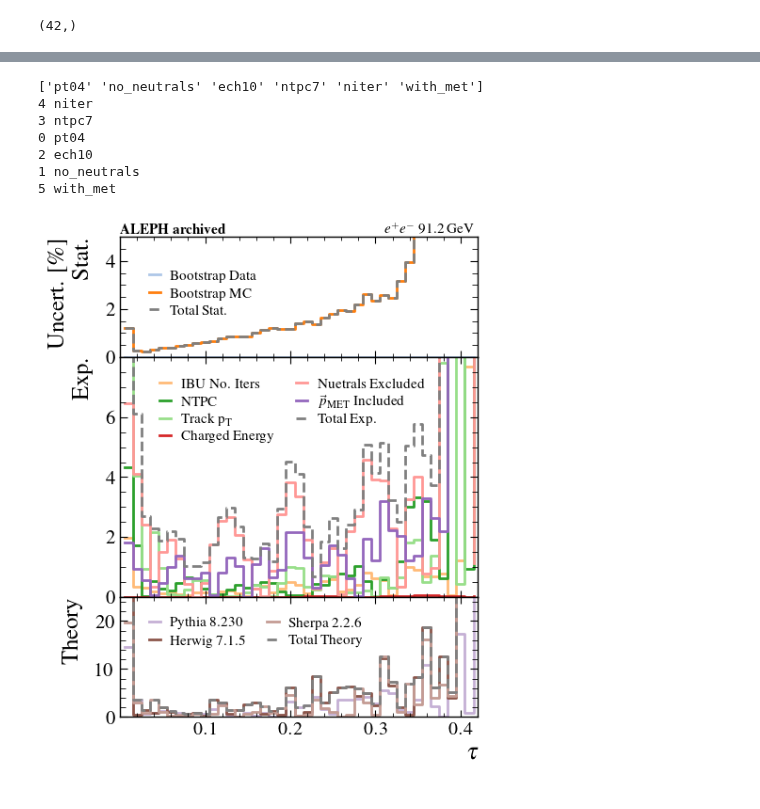
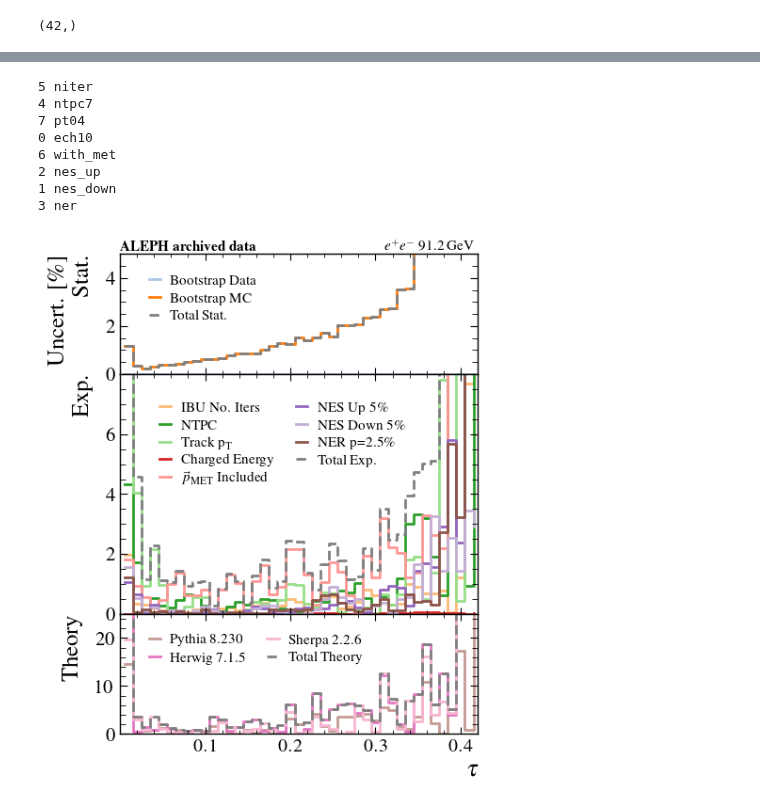
Before and after one commit to badeaa3/unfold-ee-logtau, a Jupyter notebook: Plotting/PlotIBU.ipynb, the cells around one changed output, grey strips where cells are left out. Drawn from its saved outputs; the diff is of its cells as text; code cells hidden in the pictures.

Commit message:
Neutral particle energy and efficiency variations implemented. Checked in IBU

```diff
--- a/Plotting/PlotIBU.ipynb
+++ b/Plotting/PlotIBU.ipynb
@@ -50,14 +58,14 @@ def loadWeightPaths(fileList):
             conf = json.load(f)
 
         job_type = conf["job_type"]
-        data_key = conf["data"].split("_thrust_")[-1].split("_t.root")[0]
+        var_key = conf["reco"].split("_thrust_")[-1].split("_t.root")[0]
         niter = conf["niter"]
         weight_path = os.path.dirname(file_path)
 
         if job_type not in d:
             d[job_type] = {}
 
-        key2 = niter if job_type == "NiterScan" else data_key
+        key2 = niter if job_type == "NiterScan" else var_key
         if key2 not in d[job_type]:
             d[job_type][key2] = []
 
@@ -79,6 +87,8 @@ def loadWeightPaths(fileList):
             d["Nominal"]["bins"] = np.load(os.path.join(weight_path, "bins.npy"))
 
             # niter=3
+            if "Systematics" not in d.keys():
+                d["Systematics"] = {}
             d["Systematics"]["niter"] = ibu_phis[-2] * corr
 
         # if closure test print the directory
@@ -165,10 +172,20 @@ total_stat = np.sqrt(
     w["BootstrapData"]["nominal"]**2
 )
 # %%
+# flags for experimental systematics
+skipNoNeutrals = True
+
 # experimental systematic
 exp_syst_names = []
 exp_syst = []
 for key, val in w["Systematics"].items():
+
+    # skip no neutrals
+    if skipNoNeutrals and key in ["no_neutrals"]:
+        print(f"Skipping {key}")
+        continue
+
+    # compute
     exp_syst_names.append(key)
     exp_syst.append(w["Nominal"]["nominal"] - val)
 exp_syst = np.stack(exp_syst)
@@ -348,7 +366,10 @@ expLabels = {
     "ech10" : "Charged Energy",
     "no_neutrals" : "Nuetrals Excluded",
     "with_met" : r"$\vec{p}_{\mathrm{MET}}$ Included",
-    "niter" : "IBU No. Iters"
+    "niter" : "IBU No. Iters",
+    "nes_up": "NES Up 5\%",
+    "nes_down": "NES Down 5\%",
+    "ner": "NER p=2.5\%",
 }
 theoryLabels = {
     "Pythia8" : "Pythia 8.230",
@@ -372,7 +393,7 @@ plt.subplots_adjust(hspace=0)
 
 
 # header
-axs[0].text(0, 1.0, r"$\textbf{ALEPH\ archived}$", transform=axs[0].transAxes, ha='left', va='bottom', fontsize=style["header_fontsize"])
+axs[0].text(0, 1.0, r"$\textbf{ALEPH\ archived\ data}$", transform=axs[0].transAxes, ha='left', va='bottom', fontsize=style["header_fontsize"])
 axs[0].text(0.74, 1.0, r"$e^{+}e^{-}$ 91.2 GeV", transform=axs[0].transAxes, ha='left', va='bottom', fontsize=style["header_fontsize"])
 
 next(color_cycle)
@@ -386,7 +407,7 @@ for i, label in enumerate(stat_oder):
 ax.step(x, d["total_stat"]/d["nominal"]*100, where='post', label="Total Stat.", color="gray", ls="--")
 
 ax.legend(
-    ncol=1, fontsize=11, bbox_to_anchor=(0.02, 0.15), loc="lower left",
+    ncol=1, fontsize=11, bbox_to_anchor=(0.02, 0.25), loc="lower left",
     handletextpad=0.7,
     handlelength=0.8,
     columnspacing=0.6
@@ -396,16 +417,20 @@ ax.legend(
 ax = axs[1]
 ax.set_ylim(0, 8)
 ax.set_yticks([0,2,4,6])
-exp_order = ['niter', 'ntpc7', 'pt04', 'ech10', "no_neutrals", 'with_met']
-print(d["exp_syst_names"])
-# for i, label in enumerate(exp_order):
+# exp_order = ['niter', 'ntpc7', 'pt04', 'ech10', "no_neutrals", 'with_met']
+exp_order = ['niter', 'ntpc7', 'pt04', 'ech10', "no_neutrals", 'with_met', 'nes_up', 'nes_down', 'ner']
+# exp_order = ["no_neutrals", 'nes_up', 'nes_down', 'ner']
+
+if skipNoNeutrals:
+    exp_order = [i for i in exp_order if i != "no_neutrals"]
+
 for label in exp_order:
     i = [i for i, l in enumerate(d["exp_syst_names"]) if l == label][0]
     print(i, label)
     ax.step(x, np.abs(d["exp_syst"][i])/d["nominal"]*100, where='post', label=expLabels[label], color=next(color_cycle), ls="-")
 ax.step(x, d["total_exp_syst"]/d["nominal"]*100, where='post', label="Total Exp.", color="gray", ls="--")
 ax.legend(
-    ncol=2, fontsize=11, bbox_to_anchor=(0.05, 0.55), loc="lower left",
+    ncol=2, fontsize=11, bbox_to_anchor=(0.05, 0.45), loc="lower left",
     handletextpad=0.7,
     handlelength=0.8,
     columnspacing=1.5
@@ -428,40 +453,57 @@ ax.legend(
 axs[0].set_xlim(style["ax1_xlim"][0], style["ax1_xlim"][1])
 axs[0].set_xticks([0.1,0.2,0.3,0.4])
 
 # ax1 settings
 for ax, name in zip(axs, ["Uncert. [$\%$]\nStat.", "Exp.", "Theory"]): # "MC Prior"
     ax.set_ylabel(name, fontsize=18)
 
 # set final x-axis
 axs[-1].set_xlabel(style["ax1_xlabel"], fontsize=style.get("ax2_xlabel_fs", 18), labelpad=4)
 
 # tick length
 for ax in axs:
     ax.tick_params(axis="y", which="major", length=6)
     ax.tick_params(axis="y", which="minor", length=4)
     ax.tick_params(axis="x", which="major", length=5)
     ax.tick_params(axis="x", which="minor", length=3)
 
 # tick size
 # axs[0].tick_params(axis='y', labelsize=16)
 for ax in axs:
     ax.tick_params(axis='y', labelsize=15)
 
 
 
 fig.set_size_inches(style["figsize"][0], style["figsize"][1])
 fig.subplots_adjust(left=0.18, right=0.94, top=0.95, bottom=0.1)
 
-plotOutDir = "ibuResult"
-plt.savefig(f"{plotOutDir}/tau_ibu_aleph_uncertainty.pdf", bbox_inches=None, dpi=150)
+outFileName = f"{plotOutDir}/tau_ibu_aleph_uncertainty.pdf"
+plt.savefig(outFileName, bbox_inches=None, dpi=150)
+
+from PyPDF2 import PdfReader, PdfWriter, Transformation
+ut.watermark(
+    outFileName, # input file name
+    outFileName.replace(".pdf", "_eea.pdf"), # output file name
+    scale=0.045, tx=200, ty=365,
+    logo_fpath='./ee-logo.pdf',
+)
+
+ut.watermark(
+    outFileName, # input file name
+    outFileName.replace(".pdf", "_eea_transparent.pdf"), # output file name
+    scale=0.045, tx=200, ty=365,
+    logo_fpath='./ee-logo-transparent.pdf',
+)
+
 plt.show()
 plt.close()
 # %% [output]
-['pt04' 'no_neutrals' 'ech10' 'ntpc7' 'niter' 'with_met']
-4 niter
-3 ntpc7
-0 pt04
-2 ech10
-1 no_neutrals
-5 with_met
+5 niter
+4 ntpc7
+7 pt04
+0 ech10
+6 with_met
+2 nes_up
+1 nes_down
+3 ner
-[figure, old version]
+[figure, new version]
```
Also changed, not shown: parts of 8 cells of this notebook, 3 other files.
